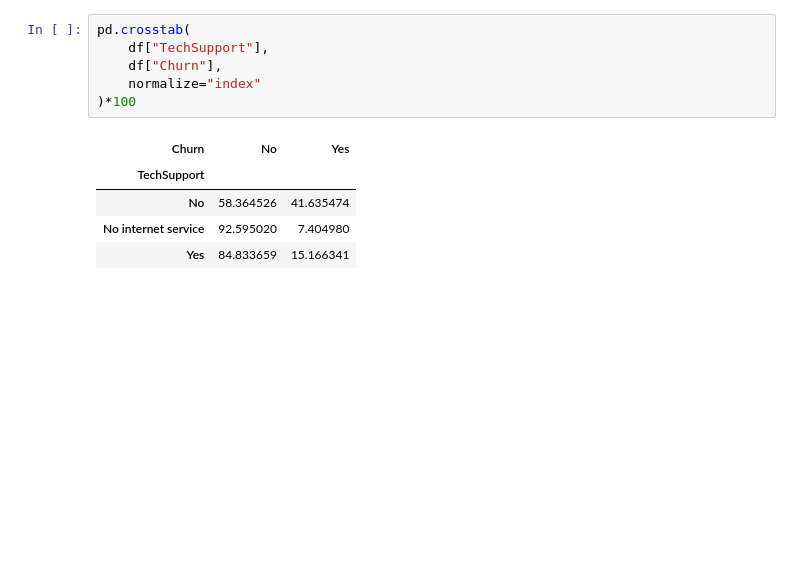
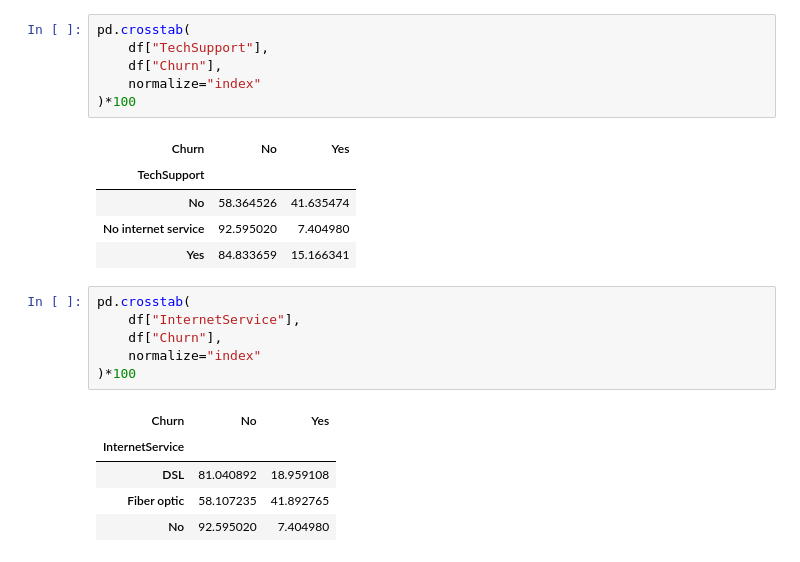
Before and after one commit to gobarihimanshu071/Customer-Churn-Prediction, a Jupyter notebook: notebook/churn_analysis.ipynb, the cells around one changed output. Cells and saved outputs as stored; diff of their text form; blank space fills up the shorter version.

Commit message:
Analyze churn drivers using categorical features

```diff
--- a/notebook/churn_analysis.ipynb
+++ b/notebook/churn_analysis.ipynb
@@ -264,3 +264,15 @@ pd.crosstab(
 | No | 58.364526 | 41.635474 |
 | No internet service | 92.595020 | 7.404980 |
 | Yes | 84.833659 | 15.166341 |
+# %%
+pd.crosstab(
+    df["InternetService"],
+    df["Churn"],
+    normalize="index"
+)*100
+# %% [output]
+| Churn | No | Yes |
+| InternetService |  |  |
+| DSL | 81.040892 | 18.959108 |
+| Fiber optic | 58.107235 | 41.892765 |
+| No | 92.595020 | 7.404980 |
```
Also changed, not shown: 1 other file.
